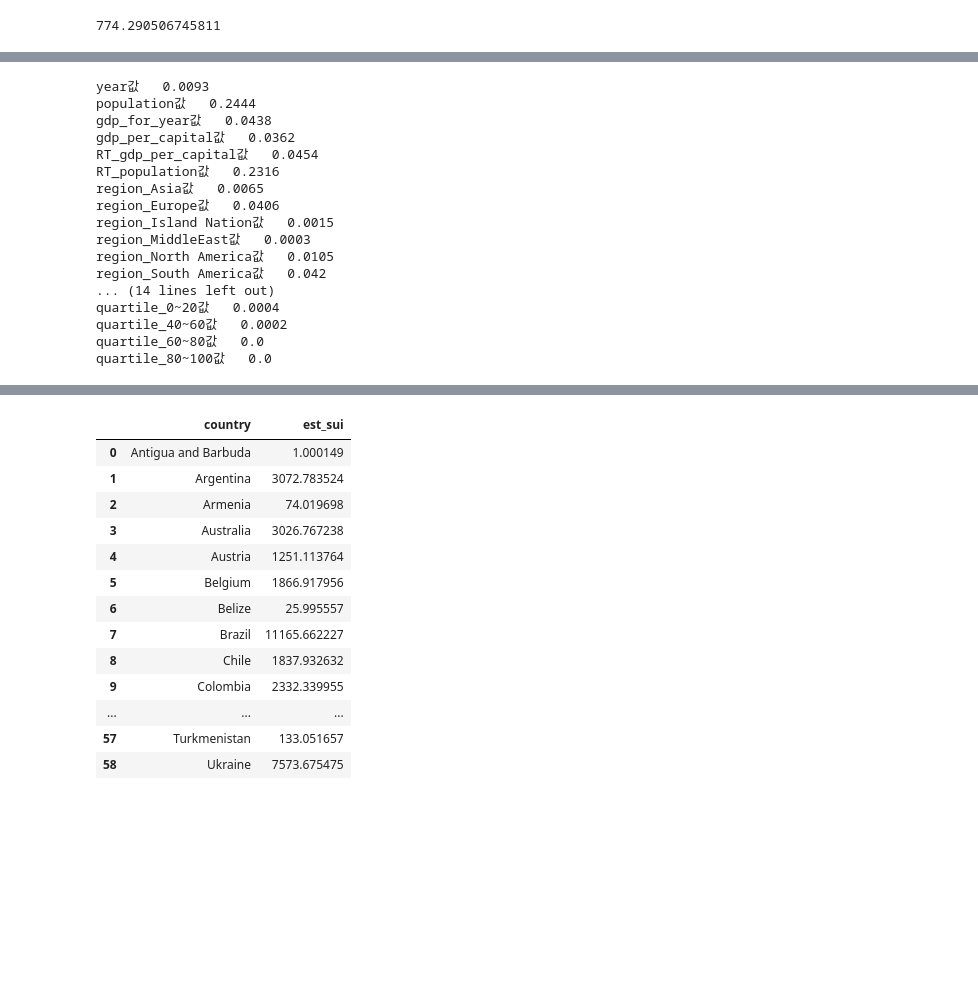
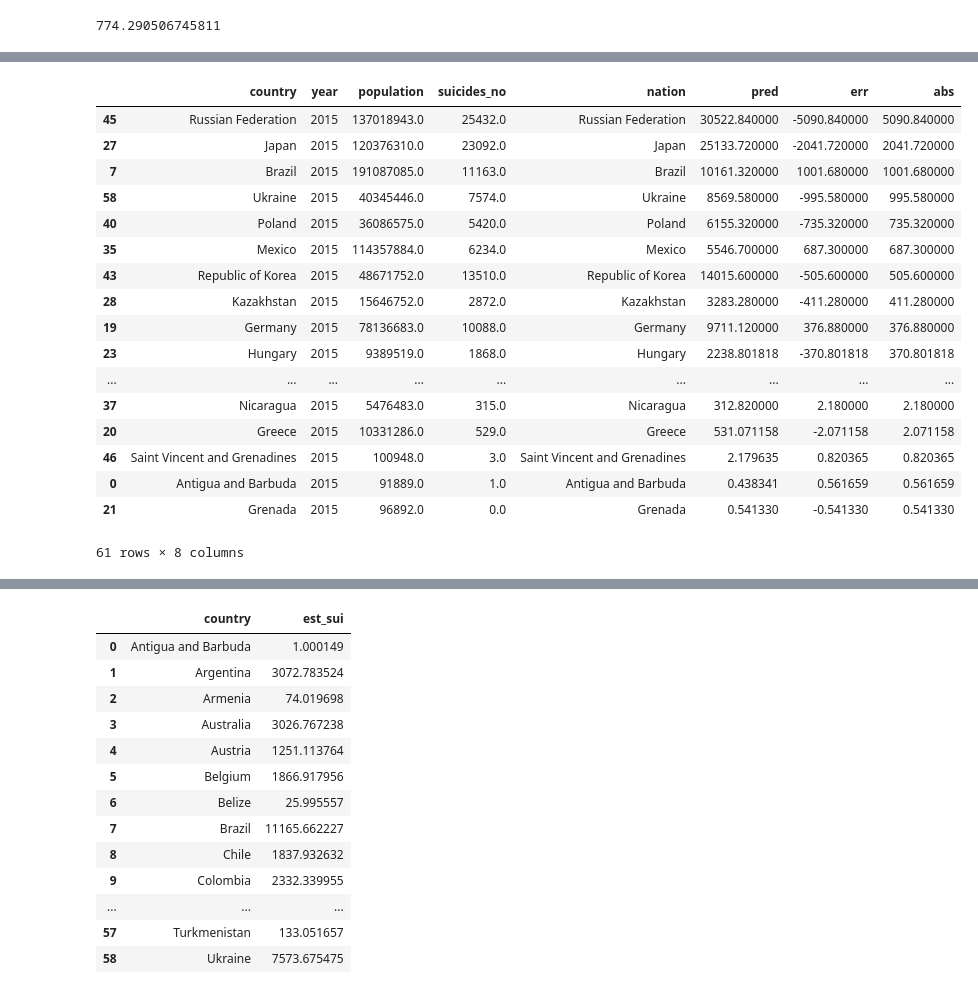
Before and after one commit to inspirit941/BOAZ_Session, a Jupyter notebook: 190219_mini_project/mini_project.ipynb, the cells around one changed output, grey strips where cells are left out. Drawn from its saved outputs; the diff is of its cells as text; code cells hidden in the pictures; blank space fills up the shorter version.

Commit message:
model2

```diff
--- a/190219_mini_project/mini_project.ipynb
+++ b/190219_mini_project/mini_project.ipynb
@@ -708,21 +915,0 @@ quartile_80~100값   0.0
-# %%
-for i,j in zip(model.feature_importances_, list(X.columns)):
-    print(str(j)+"값   "+str(round(i,4)))
-# %% [output]
-year값   0.0093
-population값   0.2444
-gdp_for_year값   0.0438
-gdp_per_capital값   0.0362
-RT_gdp_per_capital값   0.0454
-RT_population값   0.2316
-region_Asia값   0.0065
-region_Europe값   0.0406
-region_Island Nation값   0.0015
-region_MiddleEast값   0.0003
-region_North America값   0.0105
-region_South America값   0.042
-... (14 lines left out)
-quartile_0~20값   0.0004
-quartile_40~60값   0.0002
-quartile_60~80값   0.0
-quartile_80~100값   0.0
@@ -728,0 +977,2 @@ quartile_80~100값   0.0
+# %%
+dsds = pd.DataFrame({'nation':ccc,'pred':forecast})
@@ -728,0 +984,23 @@ quartile_80~100값   0.0
+# %%
+ff['err'] = ff['suicides_no'] - ff['pred']
+ff['abs'] = abs(ff['err'])
+ff.sort_values('abs',ascending=False)
+# %% [output]
+|  | country | year | population | suicides_no | nation | pred | err | abs |
+| 45 | Russian Federation | 2015 | 137018943.0 | 25432.0 | Russian Federation | 30522.840000 | -5090.840000 | 5090.840000 |
+| 27 | Japan | 2015 | 120376310.0 | 23092.0 | Japan | 25133.720000 | -2041.720000 | 2041.720000 |
+| 7 | Brazil | 2015 | 191087085.0 | 11163.0 | Brazil | 10161.320000 | 1001.680000 | 1001.680000 |
+| 58 | Ukraine | 2015 | 40345446.0 | 7574.0 | Ukraine | 8569.580000 | -995.580000 | 995.580000 |
+| 40 | Poland | 2015 | 36086575.0 | 5420.0 | Poland | 6155.320000 | -735.320000 | 735.320000 |
+| 35 | Mexico | 2015 | 114357884.0 | 6234.0 | Mexico | 5546.700000 | 687.300000 | 687.300000 |
+| 43 | Republic of Korea | 2015 | 48671752.0 | 13510.0 | Republic of Korea | 14015.600000 | -505.600000 | 505.600000 |
+| 28 | Kazakhstan | 2015 | 15646752.0 | 2872.0 | Kazakhstan | 3283.280000 | -411.280000 | 411.280000 |
+| 19 | Germany | 2015 | 78136683.0 | 10088.0 | Germany | 9711.120000 | 376.880000 | 376.880000 |
+| 23 | Hungary | 2015 | 9389519.0 | 1868.0 | Hungary | 2238.801818 | -370.801818 | 370.801818 |
+| ... | ... | ... | ... | ... | ... | ... | ... | ... |
+| 37 | Nicaragua | 2015 | 5476483.0 | 315.0 | Nicaragua | 312.820000 | 2.180000 | 2.180000 |
+| 20 | Greece | 2015 | 10331286.0 | 529.0 | Greece | 531.071158 | -2.071158 | 2.071158 |
+| 46 | Saint Vincent and Grenadines | 2015 | 100948.0 | 3.0 | Saint Vincent and Grenadines | 2.179635 | 0.820365 | 0.820365 |
+| 0 | Antigua and Barbuda | 2015 | 91889.0 | 1.0 | Antigua and Barbuda | 0.438341 | 0.561659 | 0.561659 |
+| 21 | Grenada | 2015 | 96892.0 | 0.0 | Grenada | 0.541330 | -0.541330 | 0.541330 |
+61 rows × 8 columns
```
Also changed, not shown: parts of 33 cells of this notebook.
